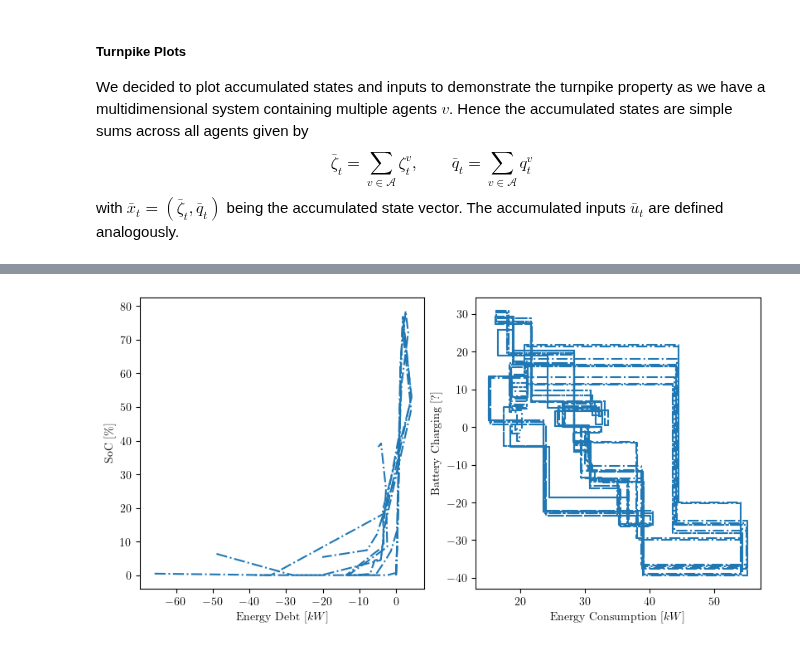
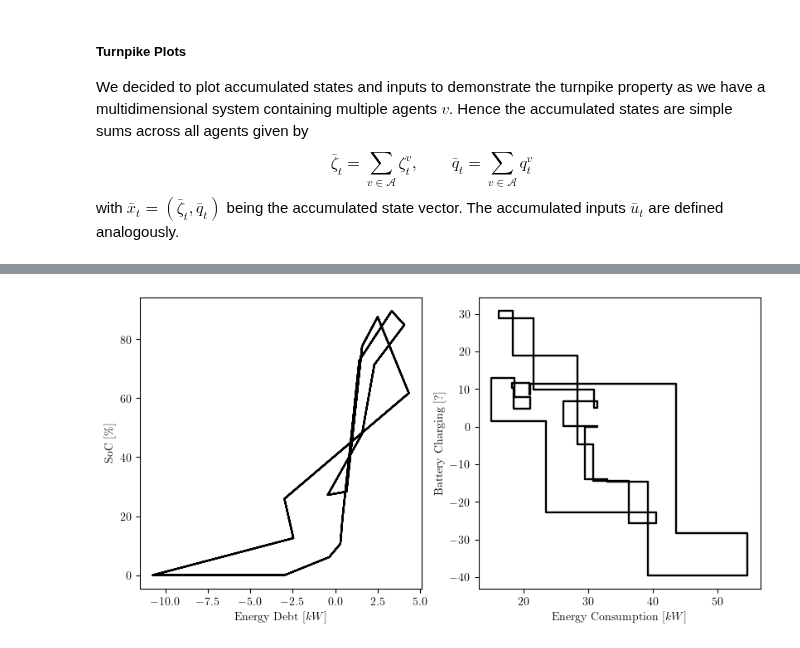
Before and after one commit to Gedlex/time-varying-RHGs, a Jupyter notebook: empc_DSMPC.ipynb, the cells around one changed output, grey strips where cells are left out. Saved outputs shown, nothing was run; the diff lists cells and outputs as text; code cells hidden in the pictures.

```diff
--- a/empc_DSMPC.ipynb
+++ b/empc_DSMPC.ipynb
@@ -30,5 +30,5 @@ np.set_printoptions(threshold=10000, linewidth=np.inf)
 # %% [markdown]
 ##### Load Parameters and Create System
 # %%
-params = DSMPCParams(verbose=False)
+params = DSMPCParams(verbose=True)
 sys = LinearSystem(params.sys)
@@ -41,14 +50,14 @@ ctrl = CPEMPC(sys, params.ctrl)
 # %%
 # Setup simulation
-x_0 = params.sim.x_0
-num_steps = params.sim.num_steps
-num_traj  = params.sim.num_traj
+num_steps = 48
+x_0 = [np.tile(np.array([10/4*i, 15/4*i]), 10) for i in range(5)]
+num_traj  = len(x_0)
 
 # Allocate state and input trajectories
 x = np.zeros((num_traj, num_steps+1, sys.n))
 u = np.zeros((num_traj, num_steps,   sys.m))
-x_ol = np.full((num_traj, params.ctrl.N+1, 20), np.nan)
-u_ol = np.full((num_traj, params.ctrl.N,   20), np.nan)
+x_ol = np.full((num_traj, params.ctrl.N+1, sys.n), np.nan)
+u_ol = np.full((num_traj, params.ctrl.N,   sys.m), np.nan)
 
 # Simulate closed-loop system
 for i, xi_0 in enumerate(tqdm(x_0, desc='Trajectories')):
@@ -58,14 +67,14 @@ for i, xi_0 in enumerate(tqdm(x_0, desc='Trajectories')):
     # Simulate closed-loop system
     for t in tqdm(range(num_steps),desc='     MPC', leave=False):
         # Solve the EMPC problem
-        sol_u, sol_x, error_msg = ctrl.solve(x[i,t,:], additional_parameters=t)
+        sol_u, sol_x, error_msg = ctrl.solve(x_0=x[i,t,:], t=t)
         if error_msg != None:
             raise Exception(error_msg)
 
         # Save open-loop trajectory
         if t == 0:
             x_ol[i,:] = sol_x.T
-            u_ol[i,:]   = sol_u.T
+            u_ol[i,:] = sol_u.T
 
         # Propagate dynamics and save input
         u[i,t,:]   = sol_u[:,0]
@@ -78,3 +132,19 @@ for i, xi_0 in enumerate(tqdm(x_0, desc='Trajectories')):
+# %%
+# Load parameters and create system with a long horizon
+params_inf = DSMPCParams(N=200)
+sys_inf = LinearSystem(params_inf.sys)
+
+# Initialize controller
+ctrl_inf = CPEMPC(sys_inf, params_inf.ctrl)
+
+# Solve EMPC problem with free initial state
+sol_u, sol_x, error_msg = ctrl_inf.solve(t=0)
+if error_msg != None:
+    raise Exception(error_msg)
+
+# Save trajectory
+x_inf = sol_x.T
+u_inf = sol_u.T
 # %% [markdown]
 #### Plot Results
 # %% [markdown]
@@ -306,20 +346,22 @@ fig.savefig("figures/figure_turnpike2.pdf", bbox_inches='tight', pad_inches=0.1)
 # %%
 # Create figure
 plt.rcParams['text.usetex'] = True
 fig, axs = plt.subplots(1, 2, figsize=(8, 4), layout='constrained')
 
 # Plot trajectories
-for i, _ in enumerate(horizon):
-    axs[0].plot(x_acc_ol[i,:,0], x_acc_ol[i,:,1], color='tab:blue', linestyle='-.')
-    axs[1].plot(u_acc[i,:,0], u_acc[i,:,1], color='tab:blue', linestyle='-.', drawstyle='steps-post')
+axs[0].plot(x_acc_inf[48:-48,0], x_acc_inf[48:-48,1], color='black', linestyle='-')
+axs[1].plot(u_acc_inf[48:-48,0], u_acc_inf[48:-48,1], color='black', linestyle='-', drawstyle='steps-post')
+# for i, _ in enumerate(horizon):
+#     axs[0].plot(x_acc_ol[i,:,0], x_acc_ol[i,:,1], color='tab:blue', linestyle='-.')
+#     axs[1].plot(u_acc[i,:,0], u_acc[i,:,1], color='tab:blue', linestyle='-.', drawstyle='steps-post')
 
 # Add labels
 axs[0].set_xlabel(r'\rmfamily{Energy Debt} $[kW]$')
 axs[0].set_ylabel(r'\rmfamily{SoC} $[\%]$')
 axs[1].set_xlabel(r'\rmfamily{Energy Consumption} $[kW]$')
 axs[1].set_ylabel(r'\rmfamily{Battery Charging} $[?]$');
 
 # Export figure
-fig.savefig("figures/figure_turnpike3.pdf", bbox_inches='tight', pad_inches=0.1)
+fig.savefig("figures/figure_turnpike2.pdf", bbox_inches='tight', pad_inches=0.1)
 # %% [output]
-[figure, old version]
+[figure, new version]
```
Also changed, not shown: parts of 11 cells of this notebook, 9 other files.
